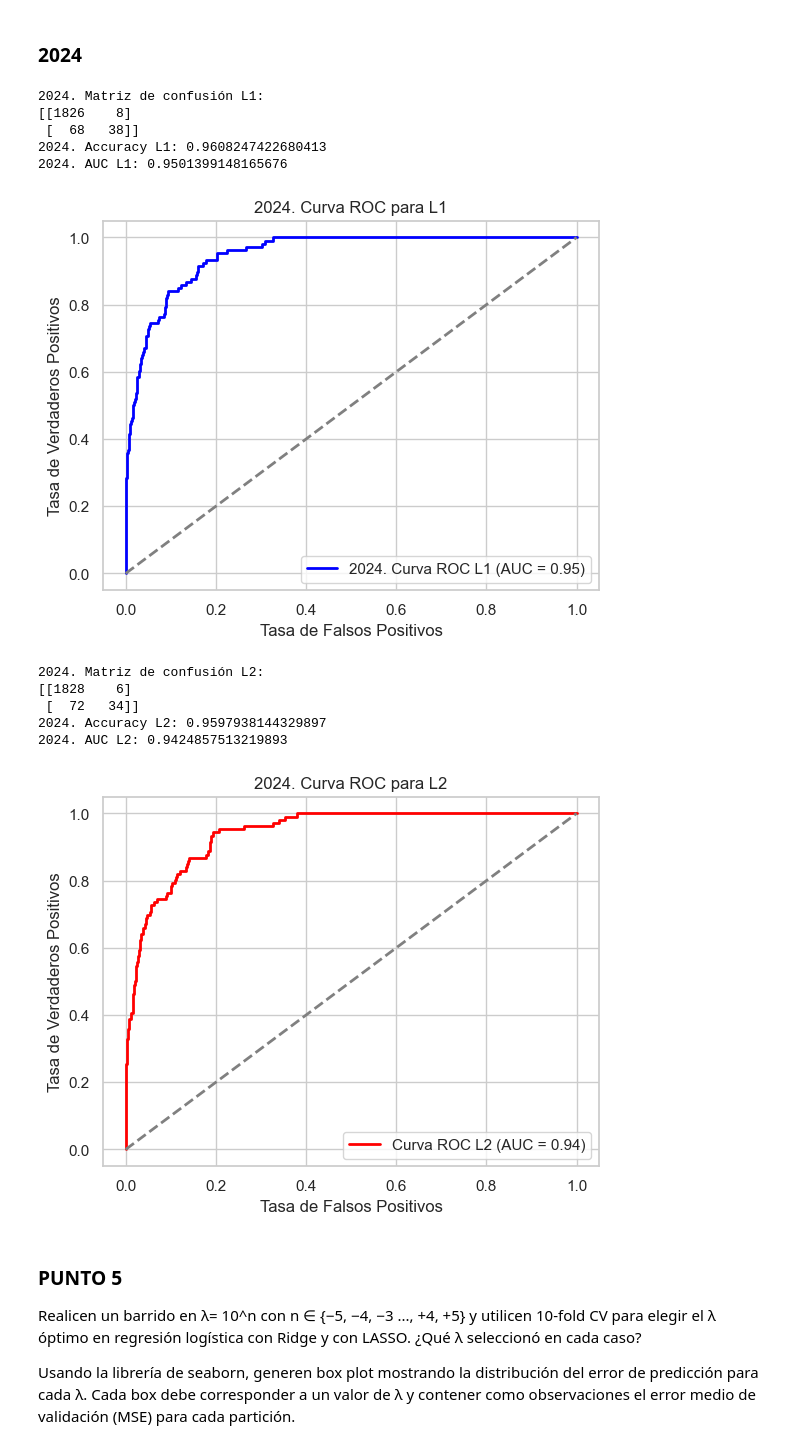
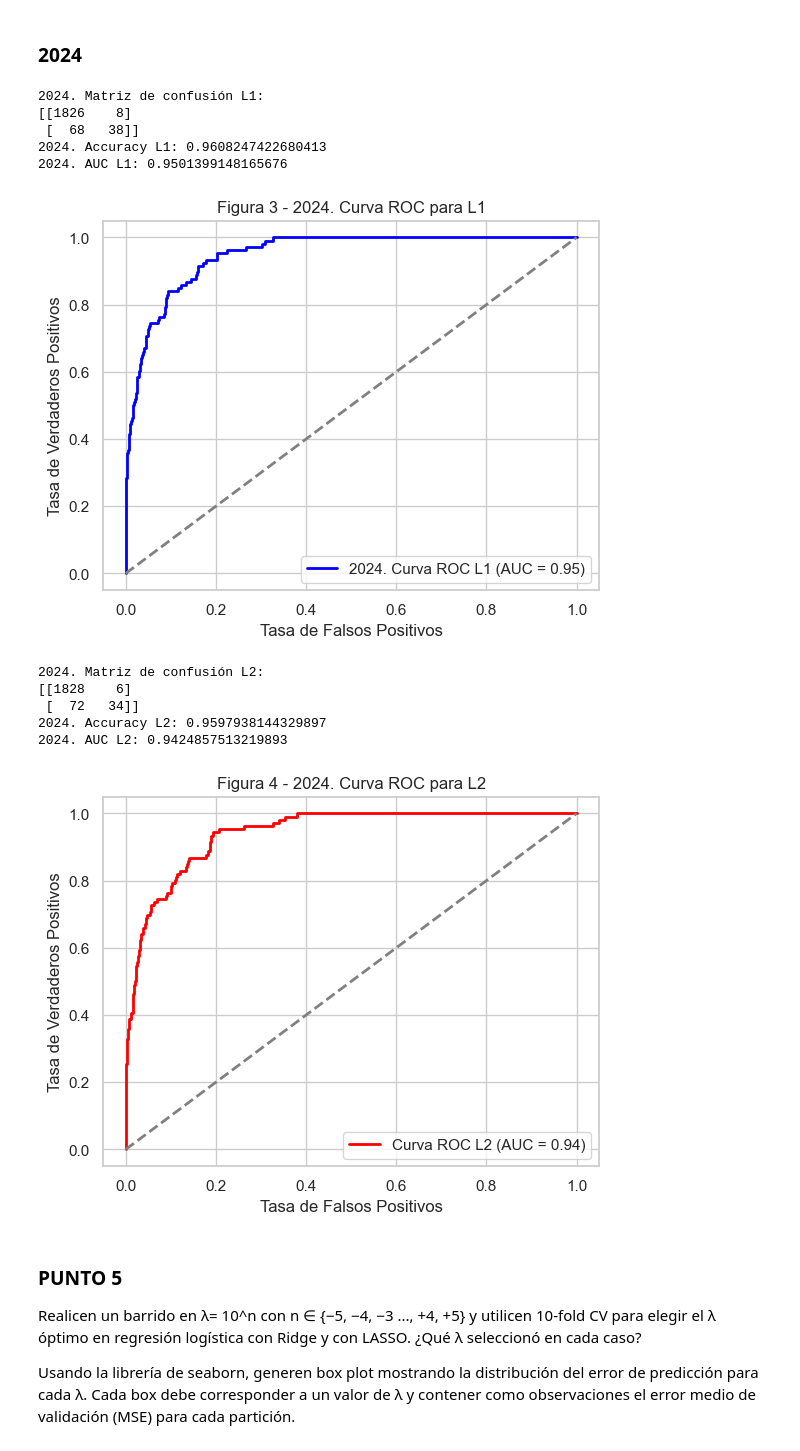
Before and after one commit to AngelaNavajas/CC408-T1-4, a Jupyter notebook: TP4/TP4.ipynb, the cells around one changed output. Drawn from its saved outputs; the diff is of its cells as text; code cells hidden in the pictures.

```diff
--- a/TP4/TP4.ipynb
+++ b/TP4/TP4.ipynb
@@ -1077,7 +1078,7 @@ plt.plot(fpr_l1_24, tpr_l1_24, color='blue', lw=2, label='2024. Curva ROC L1 (AU
 plt.plot([0, 1], [0, 1], color='gray', lw=2, linestyle='--')
 plt.xlabel('Tasa de Falsos Positivos')
 plt.ylabel('Tasa de Verdaderos Positivos')
-plt.title('2024. Curva ROC para L1')
+plt.title('Figura 3 - 2024. Curva ROC para L1')
 plt.legend(loc='lower right')
 plt.show()
 
@@ -1085,41 +1086,41 @@ plt.show()
 model_l2_24 = LogisticRegression(penalty='l2', C=1, solver='liblinear')  # L2 penalidad
 model_l2_24.fit(X_train_2024_trans, y_train_2024)
 pred_l2_24 = model_l2_24.predict(X_test_2024_trans)
 pred_prob_l2_24 = model_l2_24.predict_proba(X_test_2024_trans)[:, 1]
 
 # Evaluación para L2
 cm_l2_24 = confusion_matrix(y_test_2024, pred_l2_24)
 accuracy_l2_24 = accuracy_score(y_test_2024, pred_l2_24)
 fpr_l2_24, tpr_l2_24, _ = roc_curve(y_test_2024, pred_prob_l2_24)
 roc_auc_l2_24 = auc(fpr_l2_24, tpr_l2_24)
 
 print("\n2024. Matriz de confusión L2:")
 print(cm_l2_24)
 print("2024. Accuracy L2:", accuracy_l2_24)
 print("2024. AUC L2:", roc_auc_l2_24)
 
 # Visualización de la curva ROC para L2
 plt.figure()
 plt.plot(fpr_l2_24, tpr_l2_24, color='red', lw=2, label='Curva ROC L2 (AUC = %0.2f)' % roc_auc_l2_24)
 plt.plot([0, 1], [0, 1], color='gray', lw=2, linestyle='--')
 plt.xlabel('Tasa de Falsos Positivos')
 plt.ylabel('Tasa de Verdaderos Positivos')
-plt.title('2024. Curva ROC para L2')
+plt.title('Figura 4 - 2024. Curva ROC para L2')
 plt.legend(loc='lower right')
 plt.show()
 # %% [output]
 2024. Matriz de confusión L1:
 [[1826    8]
  [  68   38]]
 2024. Accuracy L1: 0.9608247422680413
 2024. AUC L1: 0.9501399148165676
-[figure, old version]
+[figure, new version]
 2024. Matriz de confusión L2:
 [[1828    6]
  [  72   34]]
 2024. Accuracy L2: 0.9597938144329897
 2024. AUC L2: 0.9424857513219893
-[figure, old version]
+[figure, new version]
 # %% [markdown]
 ### PUNTO 5
 Realicen un barrido en λ= 10^n con n ∈ {−5, −4, −3 ..., +4, +5} y utilicen 10-fold CV para elegir el λ óptimo en regresión logística con Ridge y con LASSO. ¿Qué λ seleccionó en cada caso?
```
Also changed, not shown: parts of 13 cells of this notebook.
